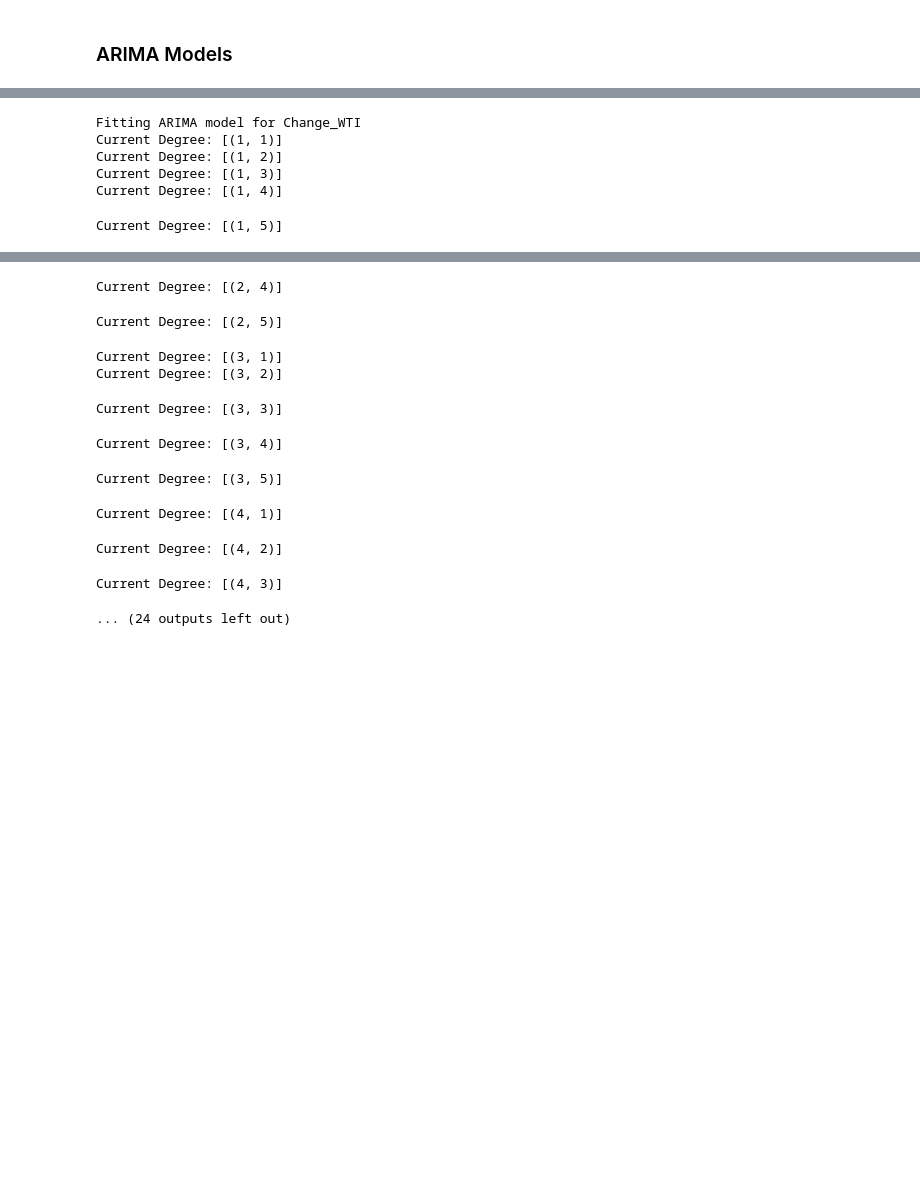
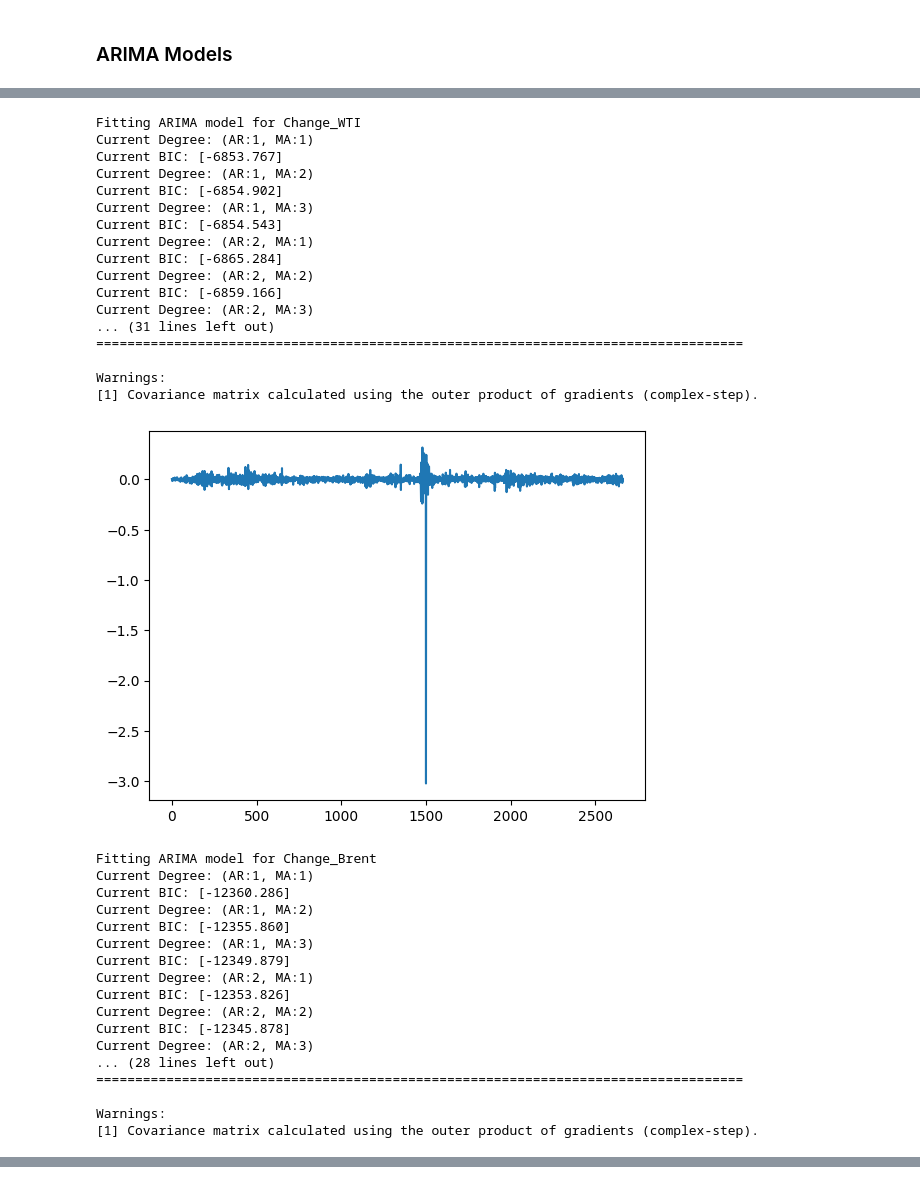
Before and after one commit to fabianbermana/oil_futures_analysis, a Jupyter notebook: scripts/time_series_analysis_1.ipynb, the cells around one changed output, grey strips where cells are left out. Saved outputs shown, nothing was run; the diff lists cells and outputs as text; code cells hidden in the pictures; blank space fills up the shorter version.

```diff
--- a/scripts/time_series_analysis_1.ipynb
+++ b/scripts/time_series_analysis_1.ipynb
@@ -277,14 +286,17 @@ def fit_arima(series, order=(1, 0, 1)):
     return model_fit
 
 # Fitting ARIMA models to each column
-models = {}
+models_naieve = {}
 for column in ['Change_WTI', 'Change_Brent', 'Change_Dubai']:
     print(f"\nFitting ARIMA model for {column}")
-    model_fit = fit_arima(MODELING_DATA[column])
+
+    with warnings.catch_warnings():
+        warnings.filterwarnings("ignore")
+        model_fit = fit_arima(MODELING_DATA[column])
     print(model_fit.summary())
     model_fit.resid.plot()
     plt.show()
-    models[column] = model_fit
+    models_naieve[column] = model_fit
 # %% [output]
 Fitting ARIMA model for Change_WTI
                                SARIMAX Results
@@ -351,31 +373,66 @@ Now, we choose a 'best' model using the Bayesian Information Criterion (BIC):
 # %%
 
-def fit_arima_bic(series, max_degree=5):
+def fit_arima_bic(series, max_degree=3):
     best_bic = np.inf
     best_model = None
 
+
     for degree_ar in range(1, max_degree + 1):
         for degree_ma in range(1, max_degree + 1):
-            print(f'Current Degree: [({degree_ar}, {degree_ma})]')
-            current_model = fit_arima(series, order=(degree_ar, 0, degree_ma))
+            print(f'Current Degree: (AR:{degree_ar}, MA:{degree_ma})')
+            with warnings.catch_warnings():
+                warnings.filterwarnings("ignore")
+                current_model = fit_arima(series, order=(degree_ar, 0, degree_ma))
+            print(f'Current BIC: [{current_model.bic:.3f}]')
             if current_model.bic < best_bic:
                 best_bic = current_model.bic
                 best_model = current_model
 
     return best_model
 
 
 # Fitting ARIMA models to each column
-models = {}
+models_bic = {}
 for column in ['Change_WTI', 'Change_Brent', 'Change_Dubai']:
     print(f"\nFitting ARIMA model for {column}")
     model_fit = fit_arima_bic(MODELING_DATA[column])
     print(model_fit.summary())
-    models[column] = model_fit
+    model_fit.resid.plot()
+    plt.show()
+    models_bic[column] = model_fit
 # %% [output]
 Fitting ARIMA model for Change_WTI
-Current Degree: [(1, 1)]
-Current Degree: [(1, 2)]
-Current Degree: [(1, 3)]
-Current Degree: [(1, 4)]
+Current Degree: (AR:1, MA:1)
+Current BIC: [-6853.767]
+Current Degree: (AR:1, MA:2)
+Current BIC: [-6854.902]
+Current Degree: (AR:1, MA:3)
+Current BIC: [-6854.543]
+Current Degree: (AR:2, MA:1)
+Current BIC: [-6865.284]
+Current Degree: (AR:2, MA:2)
+Current BIC: [-6859.166]
+Current Degree: (AR:2, MA:3)
+... (31 lines left out)
+===================================================================================
+
+Warnings:
+[1] Covariance matrix calculated using the outer product of gradients (complex-step).
+[figure, added]
-Current Degree: [(1, 5)]
+Fitting ARIMA model for Change_Brent
+Current Degree: (AR:1, MA:1)
+Current BIC: [-12360.286]
+Current Degree: (AR:1, MA:2)
+Current BIC: [-12355.860]
+Current Degree: (AR:1, MA:3)
+Current BIC: [-12349.879]
+Current Degree: (AR:2, MA:1)
+Current BIC: [-12353.826]
+Current Degree: (AR:2, MA:2)
+Current BIC: [-12345.878]
+Current Degree: (AR:2, MA:3)
+... (28 lines left out)
+===================================================================================
+
+Warnings:
+[1] Covariance matrix calculated using the outer product of gradients (complex-step).
@@ -385,11 +456,0 @@ Current Degree: [(2, 3)]
-Current Degree: [(2, 4)]
-Current Degree: [(2, 5)]
-Current Degree: [(3, 1)]
-Current Degree: [(3, 2)]
-Current Degree: [(3, 3)]
-Current Degree: [(3, 4)]
-Current Degree: [(3, 5)]
-Current Degree: [(4, 1)]
-Current Degree: [(4, 2)]
-Current Degree: [(4, 3)]
-... (24 outputs left out)
```
Also changed, not shown: parts of 10 cells of this notebook, 3 other files.
